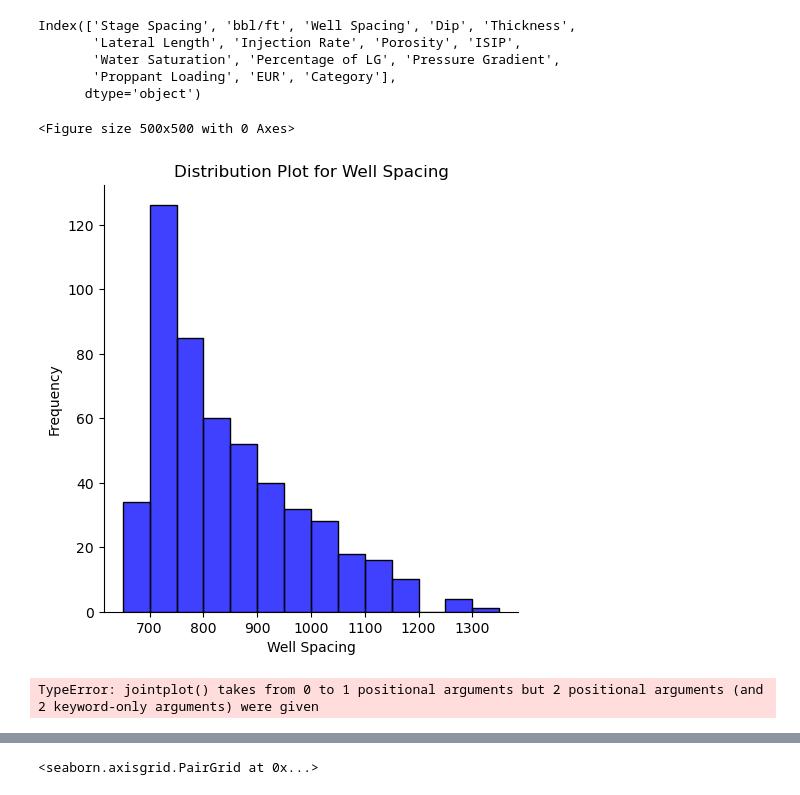
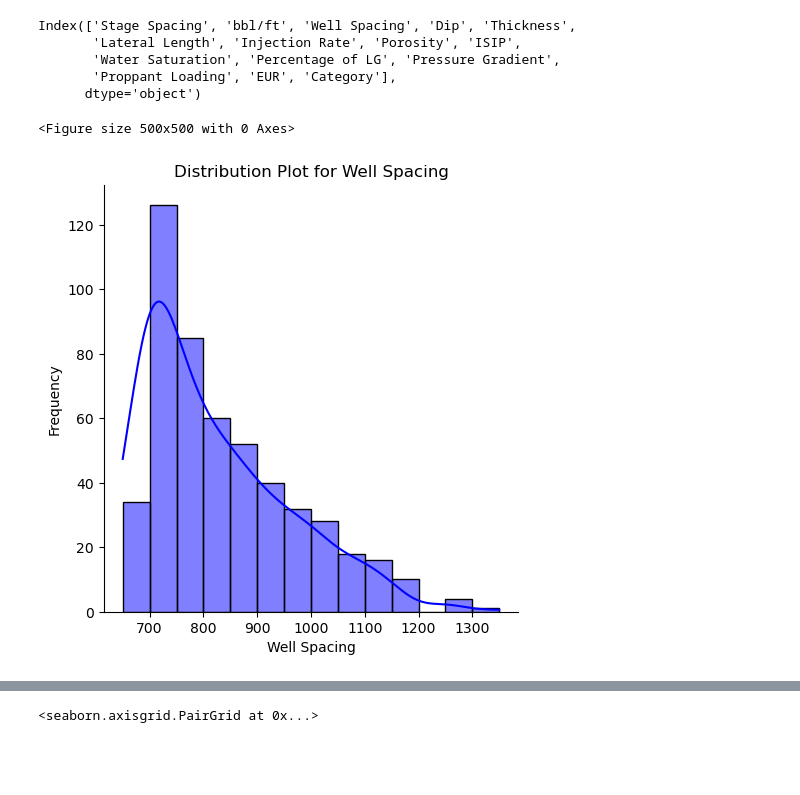
Before and after one commit to aleal4/ML_python_fundamentals, a Jupyter notebook: Chapter2/Seaborn Plotting/Seaborn Plotting.ipynb, the cells around one changed output, grey strips where cells are left out. Cells and saved outputs as stored; diff of their text form; code cells hidden in the pictures; blank space fills up the shorter version.

```diff
--- a/Chapter2/Seaborn Plotting/Seaborn Plotting.ipynb
+++ b/Chapter2/Seaborn Plotting/Seaborn Plotting.ipynb
@@ -17,22 +17,17 @@ Index(['Stage Spacing', 'bbl/ft', 'Well Spacing', 'Dip', 'Thickness',
 # %%
 # Create the figure
 plt.figure(figsize=(5, 5))
 
 # Plot the histogram
-sns.displot(data=df_Shale, x='Well Spacing', color='blue', bins='auto', kde=False)
+sns.displot(data=df_Shale, x='Well Spacing', color='blue', bins='auto', kde=True)
 
 # Add labels and title
 plt.xlabel('Well Spacing')
 plt.ylabel('Frequency')
 plt.title('Distribution Plot for Well Spacing')
 
 # Show the plot
 plt.show()
 # %% [output]
 <Figure size 500x500 with 0 Axes>
-[figure, old version]
+[figure, new version]
-# %%
-from scipy import stats
-sns.jointplot(df_Shale['Stage Spacing'], df_Shale['EUR'], color='blue',kind='scatter',stat_func=stats.pearsonr )
-# %% [output]
-TypeError: jointplot() takes from 0 to 1 positional arguments but 2 positional arguments (and 2 keyword-only arguments) were given
```
Also changed, not shown: parts of 1 cell of this notebook.
